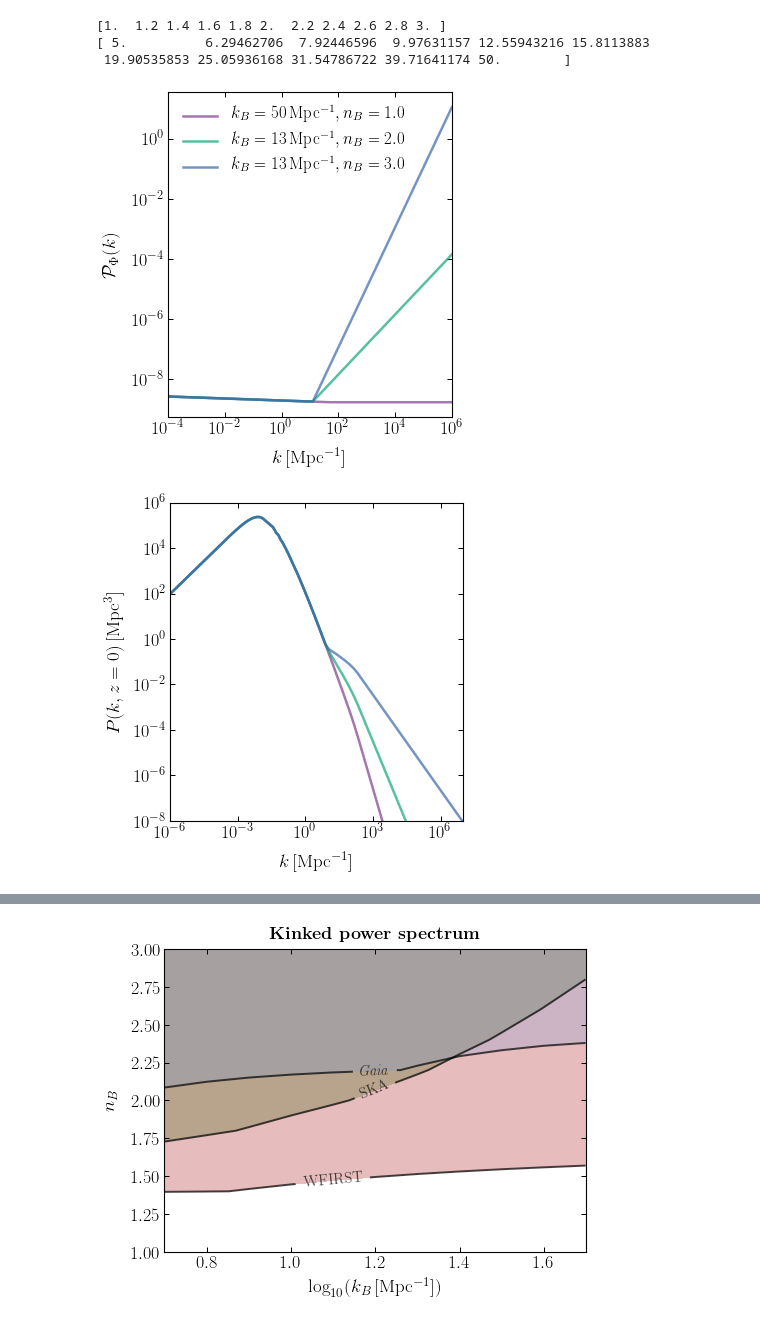
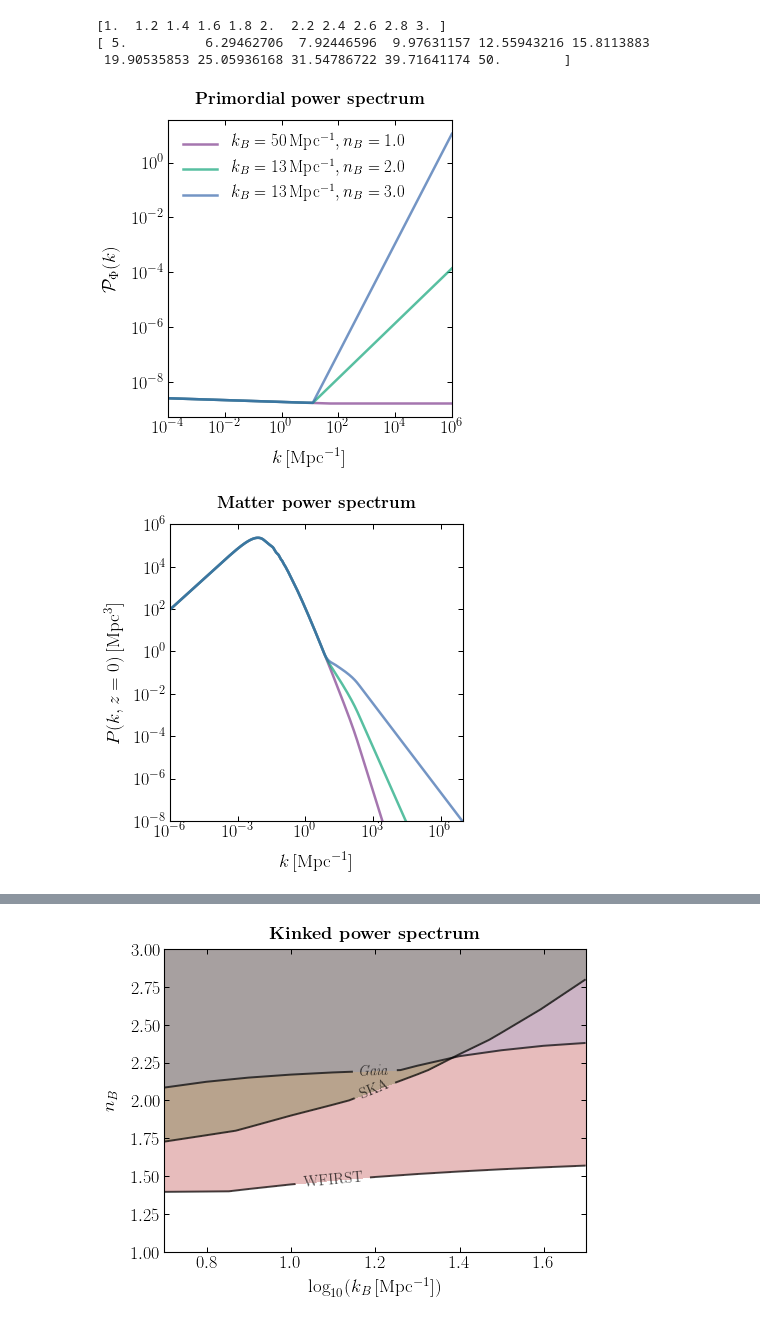
Before and after one commit to smsharma/astrometry-lensing-correlations, a Jupyter notebook: theory/notebooks/08_kink_pipeline.ipynb, the cells around one changed output, grey strips where cells are left out. Drawn from its saved outputs; the diff is of its cells as text; code cells hidden in the pictures.

```diff
--- a/theory/notebooks/08_kink_pipeline.ipynb
+++ b/theory/notebooks/08_kink_pipeline.ipynb
@@ -215,25 +215,27 @@ n_B_plot_ary = [n_B_ary[0], 2., 3.]
 # %%
 mpl.rcParams['figure.figsize'] = 5.3, 5.5
 
 k_ary = np.logspace(-4, 6)
 for k_B, n_B in zip(k_B_plot_ary, n_B_plot_ary):
     Pk_ary = [P(k, k_B, n_B) for k in k_ary]
     plt.plot(k_ary, Pk_ary, label= '$k_B = ' + str(round(k_B))[:2] + '$\,Mpc$^{-1}, n_B = ' + str(n_B) + '$')
 
 plt.xscale("log")
 plt.yscale("log")
 
 plt.xlabel("$k\,[\mathrm{Mpc}^{-1}]$")
 plt.ylabel("$\mathcal P_\Phi(k)$")
 
 plt.xlim(min(k_ary), max(k_ary))
 
+plt.title('\\textbf{Primordial power spectrum}', y = 1.02, fontsize=17)
+
 plt.legend()
 
 plt.tight_layout()
 plt.savefig(plots_dir + "primordial_kinked.pdf")
 # %% [output]
-[figure, old version]
+[figure, new version]
 # %%
 mpl.rcParams['figure.figsize'] = 5.3, 5.5
 
@@ -252,10 +254,12 @@ plt.ylim(1e-8,1e6)
 plt.xlabel("$k\,[\mathrm{Mpc}^{-1}]$")
 plt.ylabel("$ P(k, z=0)\,[\mathrm{Mpc}^3]$")
 
+plt.title('\\textbf{Matter power spectrum}', y = 1.02, fontsize=17)
+
 plt.tight_layout()
 plt.savefig(plots_dir + "matterpower_kinked.pdf")
 # %% [output]
-[figure, old version]
+[figure, new version]
 # %%
 mpl.rcParams['figure.figsize'] = 5.3, 5.5
 
```
Also changed, not shown: parts of 1 cell of this notebook, 3 other files.
